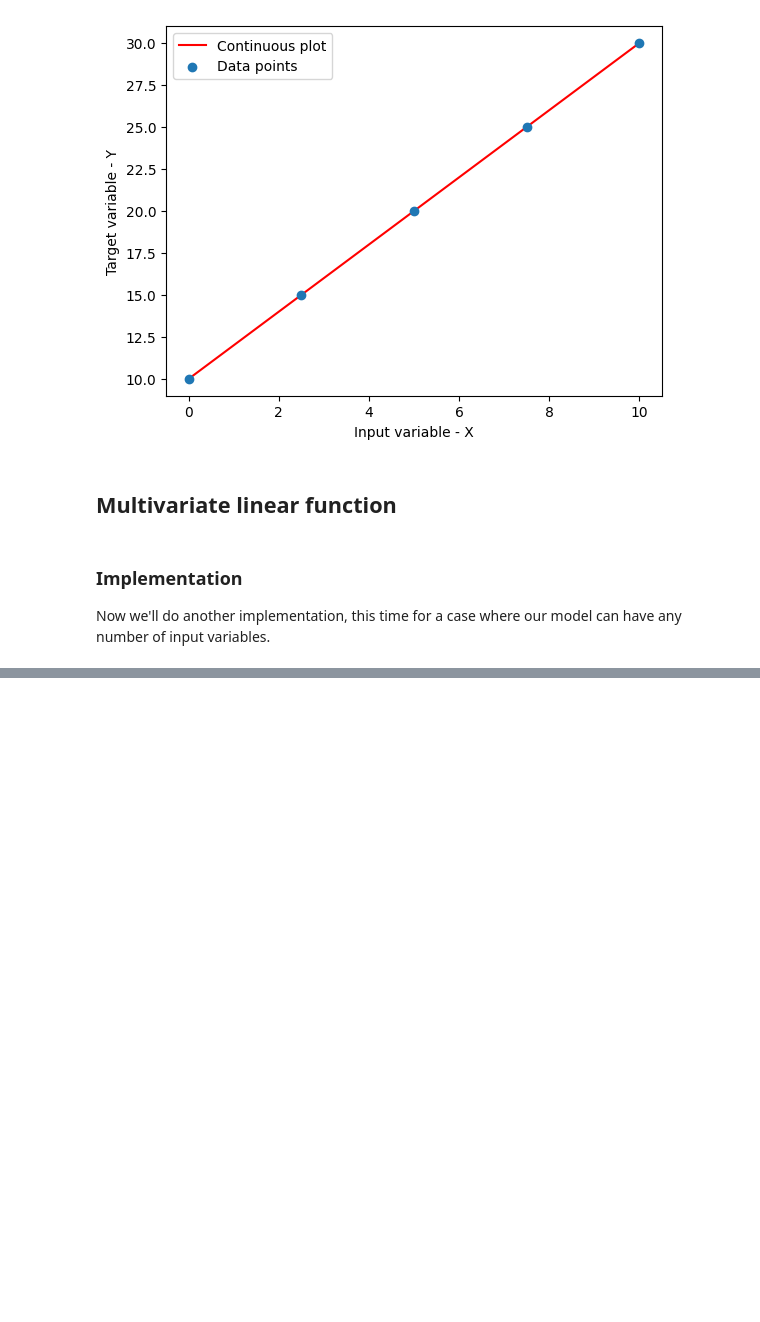
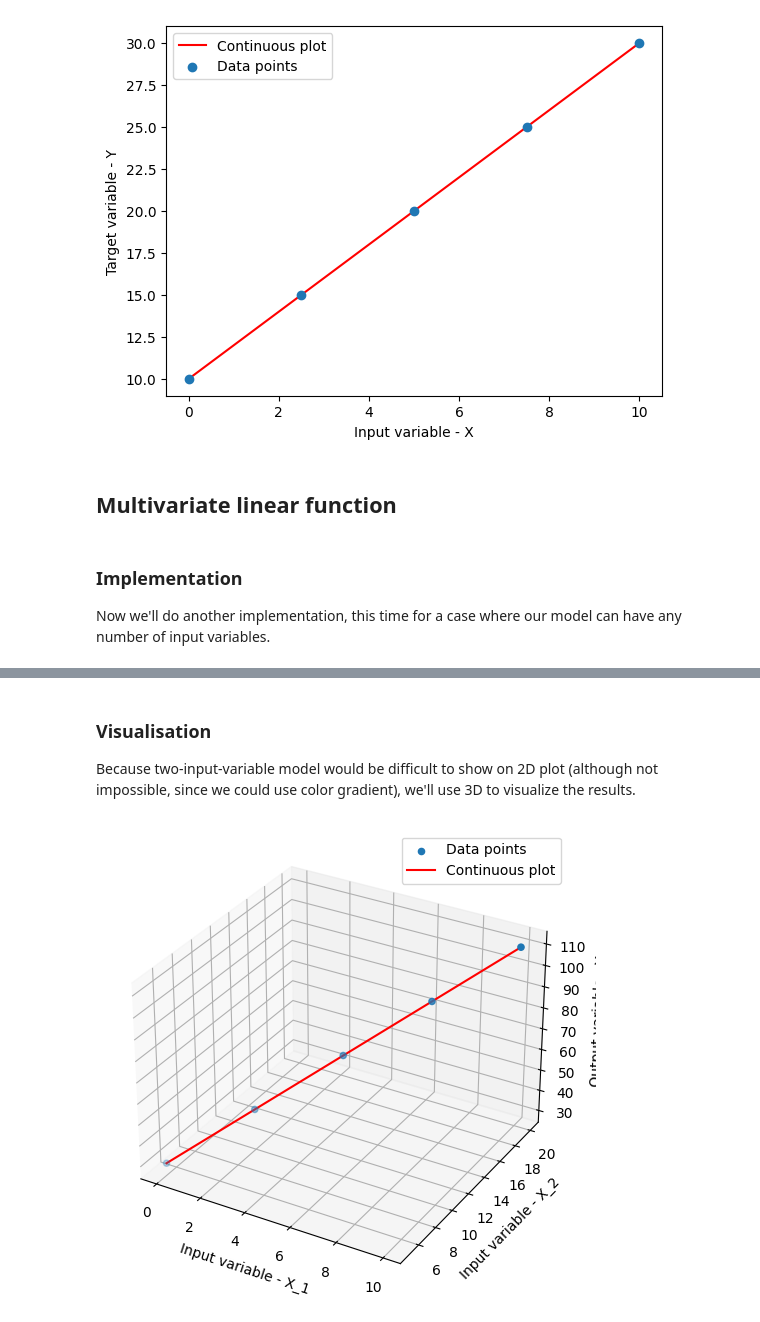
Before and after one commit to michrus/am-i-learning-yet, a Jupyter notebook: machine_learning/linear_regression/notebook.ipynb, the cells around one changed output, grey strips where cells are left out. Cells and saved outputs as stored; diff of their text form; code cells hidden in the pictures; blank space fills up the shorter version.

Commit message:
Update linear model notebook

```diff
--- a/machine_learning/linear_regression/notebook.ipynb
+++ b/machine_learning/linear_regression/notebook.ipynb
@@ -178,0 +195,31 @@ class MultivariateLinearModel:
+# %%
+# Linear model data preparation.
+
+# Create numpy array with two elements representing two-variable
+# input coefficient vector
+w = np.array([2, 4], dtype=float)
+b = 10
+
+model = MultivariateLinearModel(w, b)
+
+print(f"Model takes input of size: {model.input_size}\n")
+
+# Create a set of input values.
+# NOTE: each row will have a pair of input variables
+
+# numpy method column_stack() is used to stich two outputs of
+# linespace() method together, yielding us a set of inputs made of two
+# variables
+x = np.column_stack((np.linspace(0, 10, 5), np.linspace(5, 20, 5)))
+
+print(f"Shape of x: {x.shape}")
+print(f"Values of x:\n{x}\n")
+
+# This will calculate values of output variable for each set of input
+# variables value
+y = [model.y(x_j) for x_j in x]
+
+# y is not a np array, so we can't use shape property
+# we'll use len() function instead
+print(f"Length of y: {len(y)}")
+print(f"Values of y:\n{y}\n")
@@ -178,0 +240,18 @@ class MultivariateLinearModel:
+# %% [markdown]
+### Visualisation
+Because two-input-variable model would be difficult to show on 2D plot (although not impossible, since we could use color gradient), we'll use 3D to visualize the results.
+# %%
+# Linear model visualisation on a scatter plot.
+
+fig = plt.figure(figsize=(6, 6))
+ax = fig.add_subplot(projection="3d")
+# We use index slicing e.g.: x[:,0] to take 0-th column in each row
+ax.scatter(x[:,0], x[:,1], y, label="Data points")
+ax.plot(x[:,0], x[:,1], y, color="red", label="Continuous plot", zorder=0)
+ax.set_zlabel("Output variable - Y")
+ax.set_xlabel("Input variable - X_1")
+ax.set_ylabel("Input variable - X_2")
+plt.legend()
+plt.show()
+# %% [output]
+[figure, added]
```
Also changed, not shown: parts of 3 cells of this notebook.
